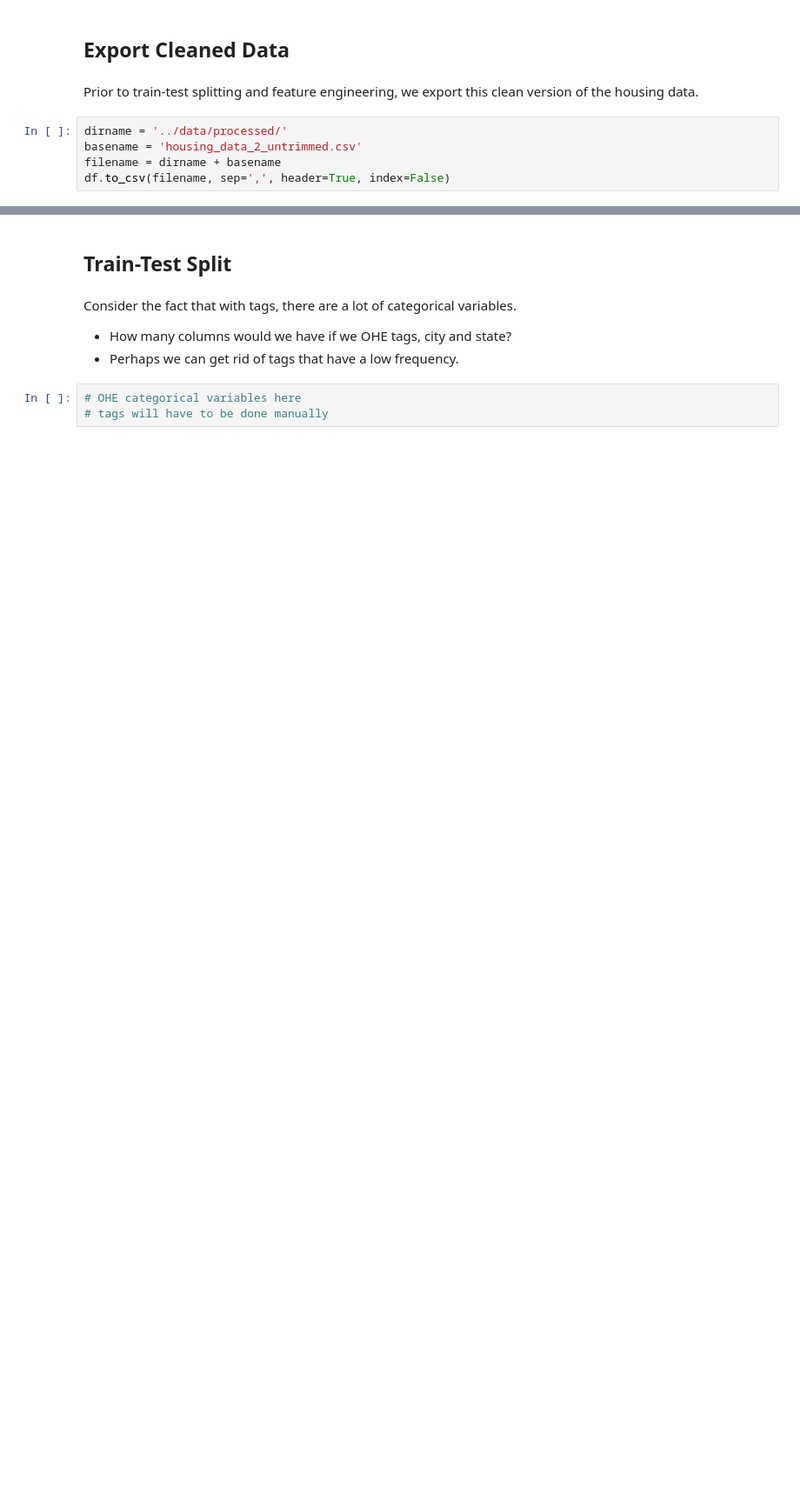
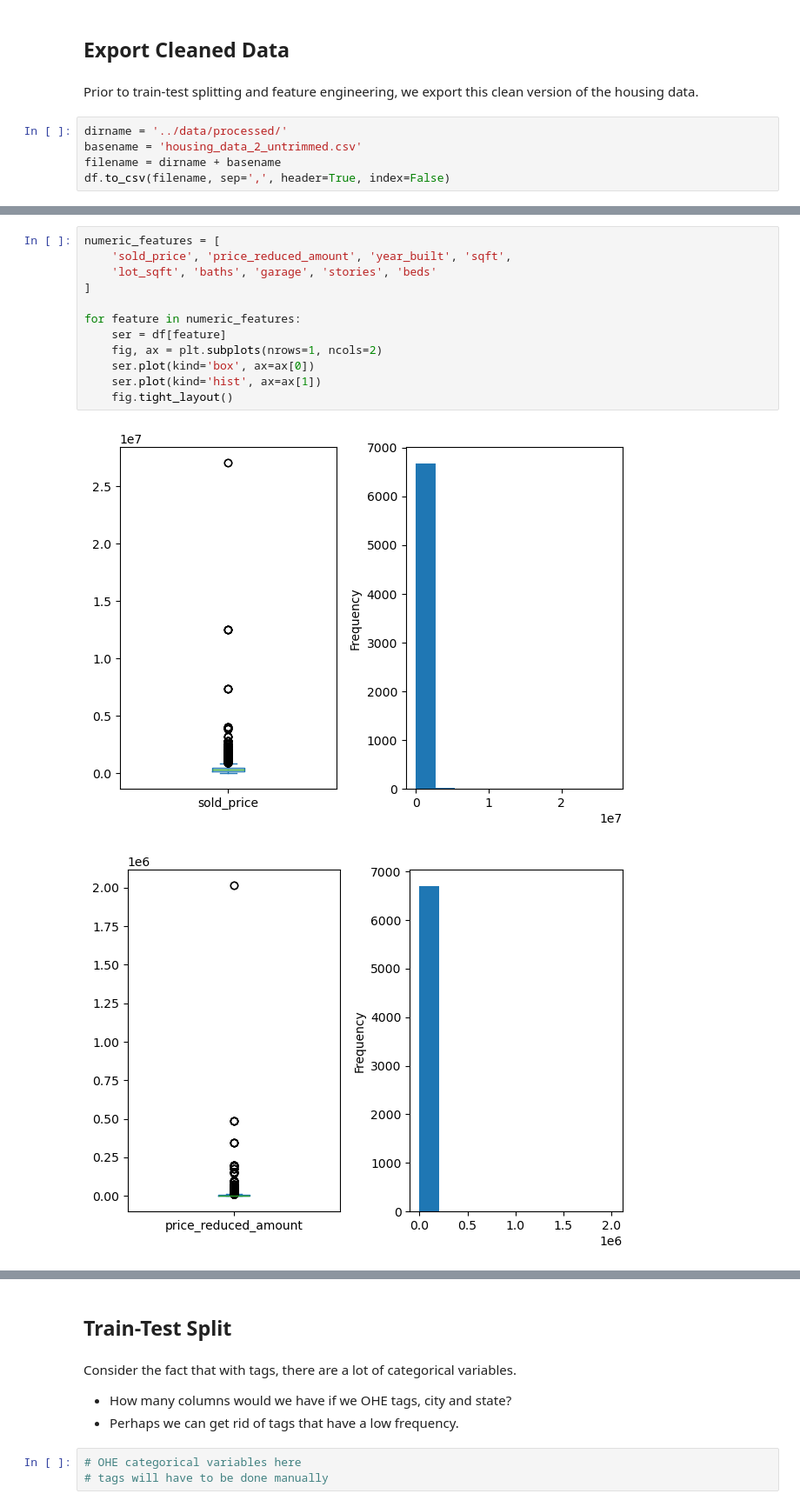
Before and after one commit to harnettd/midterm-project-machine-learning, a Jupyter notebook: notebooks/1-EDA-copy.ipynb, the cells around one changed output, grey strips where cells are left out. Shown at 87% size. Drawn from its saved outputs; the diff is of its cells as text; blank space fills up the shorter version.

```diff
--- a/notebooks/1-EDA-copy.ipynb
+++ b/notebooks/1-EDA-copy.ipynb
@@ -432,0 +438,15 @@ df.to_csv(filename, sep=',', header=True, index=False)
+# %%
+numeric_features = [
+    'sold_price', 'price_reduced_amount', 'year_built', 'sqft',
+    'lot_sqft', 'baths', 'garage', 'stories', 'beds'
+]
+
+for feature in numeric_features:
+    ser = df[feature]
+    fig, ax = plt.subplots(nrows=1, ncols=2)
+    ser.plot(kind='box', ax=ax[0])
+    ser.plot(kind='hist', ax=ax[1])
+    fig.tight_layout()
+# %% [output]
+[figure, added]
+[figure, added]
```
Also changed, not shown: parts of 12 cells of this notebook.
